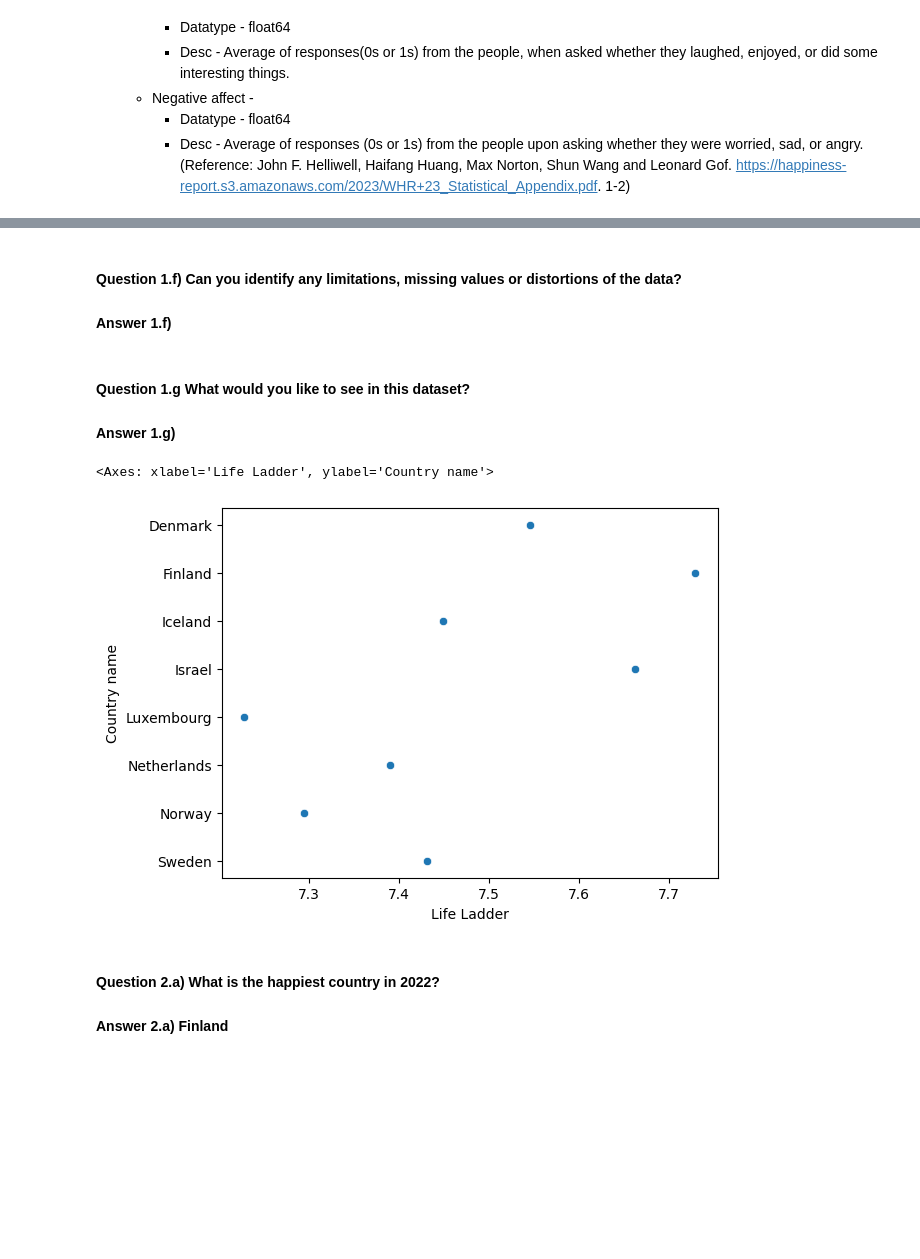
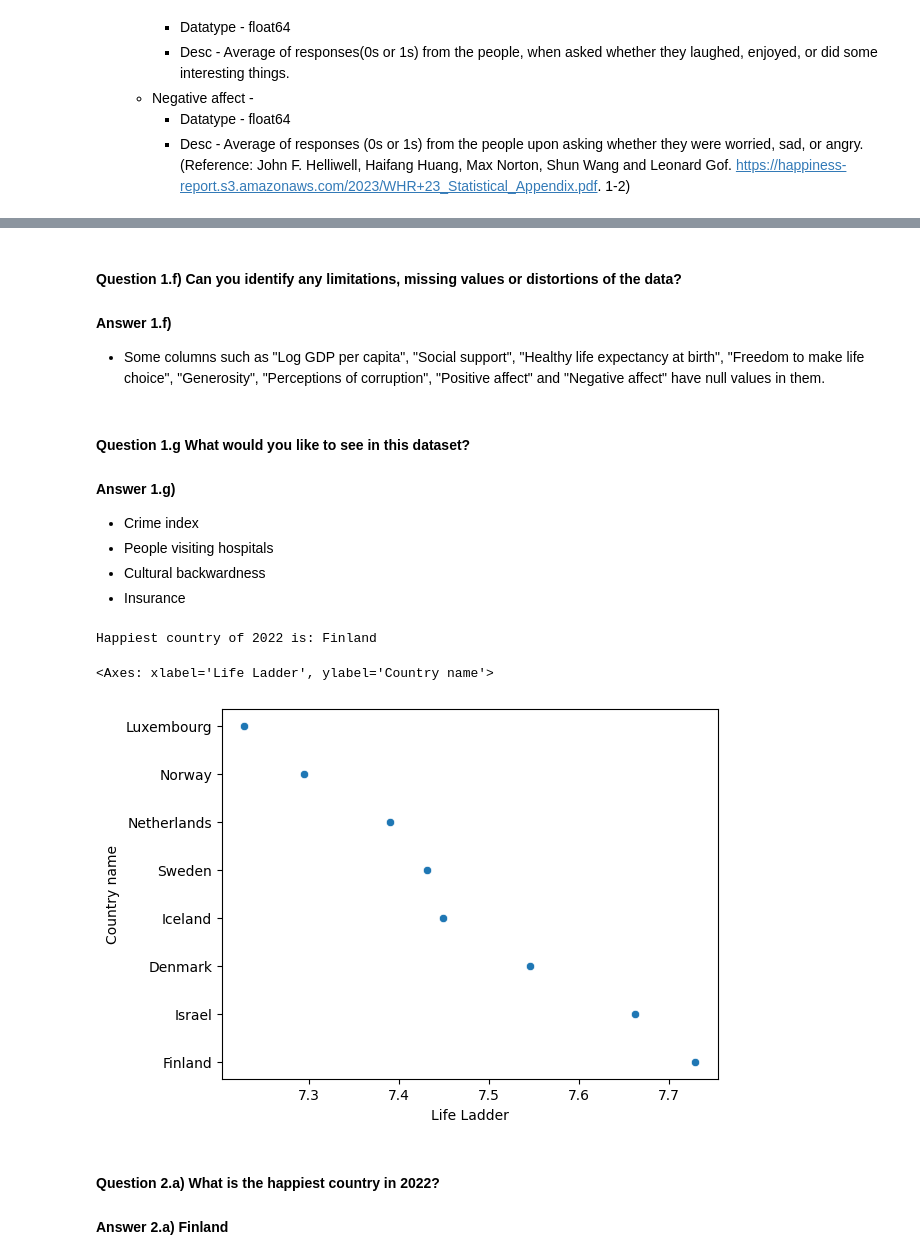
Before and after one commit to USFCA-CS663-Spring2024/happiness-vinay-bojja, a Jupyter notebook: Happiness - Assignment 1 - CS 663 (Machine Learning).ipynb, the cells around one changed output, grey strips where cells are left out. Cells and saved outputs as stored; diff of their text form; code cells hidden in the pictures; blank space fills up the shorter version.

```diff
--- a/Happiness - Assignment 1 - CS 663 (Machine Learning).ipynb
+++ b/Happiness - Assignment 1 - CS 663 (Machine Learning).ipynb
@@ -143,18 +296,30 @@ df.describe()
 # %% [markdown]
 #### Question 1.f) Can you identify any limitations, missing values or distortions of the data?
 #### Answer 1.f)
+* Some columns such as "Log GDP per capita", "Social support", "Healthy life expectancy at birth", "Freedom to make life choice", "Generosity", "Perceptions of corruption", "Positive affect" and "Negative affect" have null values in them.
 # %% [markdown]
 #### Question 1.g What would you like to see in this dataset?
 #### Answer 1.g)
+
+* Crime index
+* People visiting hospitals
+* Cultural backwardness
+* Insurance
 # %%
-import seaborn as sns
-tf = df[df['year'] == 2022]
-tf = tf[tf['Life Ladder']> 7.1]
-tf
-sns.scatterplot(data = tf, x=tf['Life Ladder'], y=tf['Country name'])
+#Happiest Country of 2022
+happiest_country_2022_df = df[df['year'] == 2022]
+happiest_country_2022_df = happiest_country_2022_df[happiest_country_2022_df['Life Ladder']> 7.1]
+happiest_country_2022_df = happiest_country_2022_df.sort_values('Life Ladder')
+happiest_country_2022 = happiest_country_2022_df.iloc[-1]['Country name']
+happiest_country_2022
+
+#Plot the graph and print the answer
+print(f"Happiest country of 2022 is: {happiest_country_2022}")
+sns.scatterplot(data = happiest_country_2022_df, x=happiest_country_2022_df['Life Ladder'], y=happiest_country_2022_df['Country name'])
 # %% [output]
-<Axes: xlabel='Life Ladder', ylabel='Country name'>
+Happiest country of 2022 is: Finland
+<Axes: xlabel='Life Ladder', ylabel='Country name'>
-[figure, old version]
+[figure, new version]
 # %% [markdown]
 #### Question 2.a) What is the happiest country in 2022?
 #### Answer 2.a) Finland
```
Also changed, not shown: parts of 22 cells of this notebook, 1 other file.
